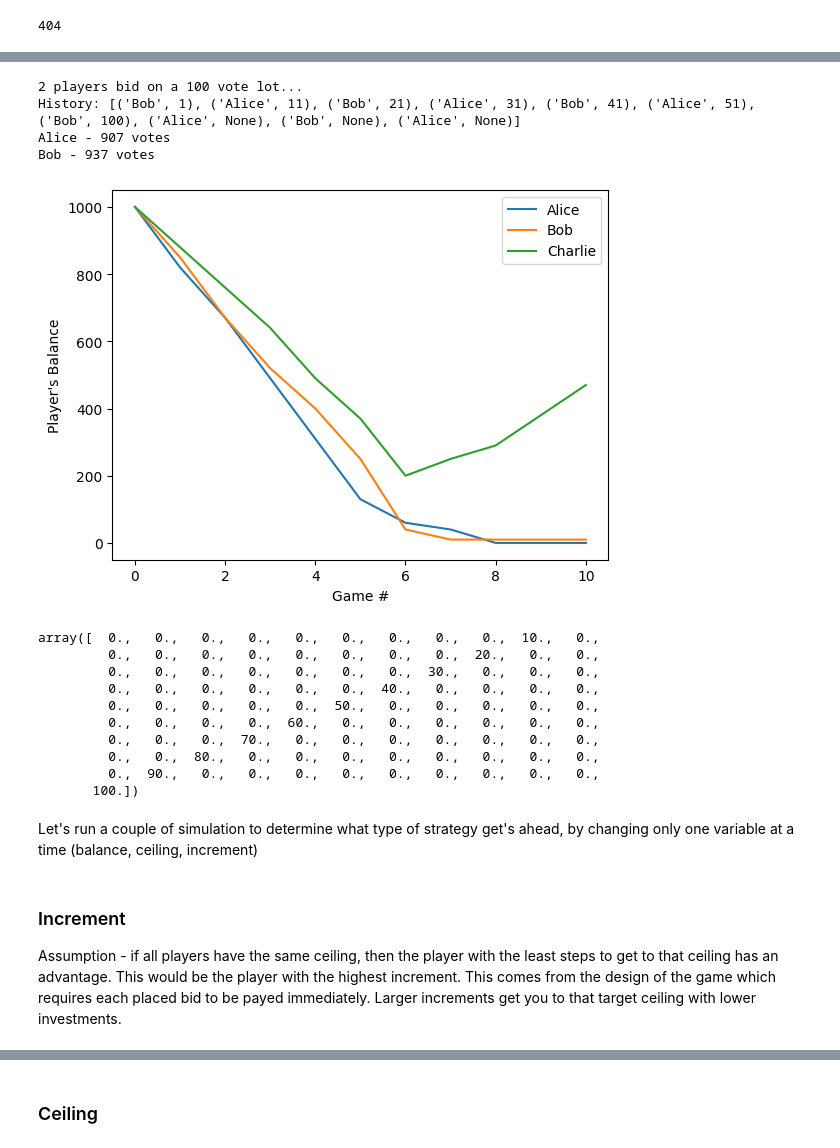
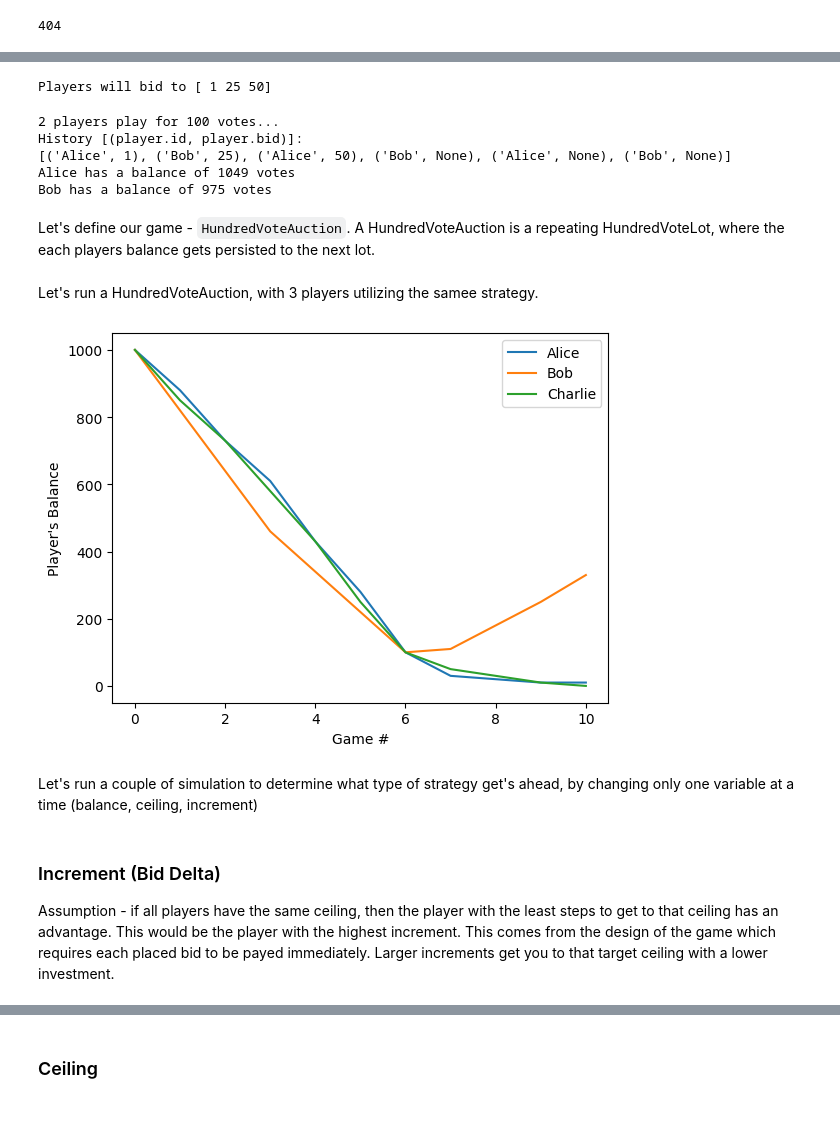
Before and after one commit to chrispcode/100-vote-auction, a Jupyter notebook: HundredVoteAuction.ipynb, the cells around one changed output, grey strips where cells are left out. Drawn from its saved outputs; the diff is of its cells as text; code cells hidden in the pictures; blank space fills up the shorter version.

```diff
--- a/HundredVoteAuction.ipynb
+++ b/HundredVoteAuction.ipynb
@@ -116,6 +138,7 @@ class HundredVoteLot:
         if next_bid is None:
           abstain_counter += 1
         else:
+          abstain_counter = 0
           self.current_bid = next_bid
           self.current_bid_owner = player
 
@@ -144,41 +153,50 @@ array([ 1.,  0.,  0.,  0.,  0.,  0.,  0.,  0.,  0.,  0., 11.,  0.,  0.,
+# %%
+example_strategy = bids_to_strategy(np.array([1, 25, 50]))
+
+print("Players will bid to", strategy_to_bids(example_strategy))
+# %% [output]
+Players will bid to [ 1 25 50]
 # %%
 players = [
-  Player("Alice", strategy, balance=1000),
-  Player("Bob", strategy, balance=1000),
+  Player("Alice", example_strategy, balance=1000),
+  Player("Bob", example_strategy, balance=1000),
 ]
 
 lot = HundredVoteLot(players)
 lot.run()
 
-print(f"{len(players)} players bid on a 100 vote lot...")
-print(f"History: {lot.history}")
+print(f"{len(players)} players play for 100 votes...")
+print(f"History [(player.id, player.bid)]: \n{lot.history}")
 
 for player in players:
-  print(f"{player.id} - {player.balance} votes")
+  print(f"{player.id} has a balance of {player.balance} votes")
 # %% [output]
-2 players bid on a 100 vote lot...
-History: [('Bob', 1), ('Alice', 11), ('Bob', 21), ('Alice', 31), ('Bob', 41), ('Alice', 51), ('Bob', 100), ('Alice', None), ('Bob', None), ('Alice', None)]
-Alice - 907 votes
-Bob - 937 votes
+2 players play for 100 votes...
+History [(player.id, player.bid)]:
+[('Alice', 1), ('Bob', 25), ('Alice', 50), ('Bob', None), ('Alice', None), ('Bob', None)]
+Alice has a balance of 1049 votes
+Bob has a balance of 975 votes
+# %% [markdown]
+Let's define our game - `HundredVoteAuction`. A HundredVoteAuction is a repeating HundredVoteLot, where the each players balance gets persisted to the next lot.
 # %%
 class HundredVoteAuction:
-  def __init__(self, players: list[Player], rounds: int):
+  def __init__(self, players: list[Player], lots: int):
     self.players = players
-    self.rounds = rounds
+    self.lots = lots
     self.history = []
-    self.balances = np.zeros((len(players), rounds + 1))
+    self.balances = np.zeros((len(players), lots + 1))
 
   def run(self):
     self.balances[:, 0] = [player.balance for player in players]
 
-    for round in range(1, self.rounds + 1):
+    for lot_number in range(1, self.lots + 1):
       lot = HundredVoteLot(self.players)
       lot.run()
 
       self.history.append(lot.history)
 
       for i, player in enumerate(self.players):
-        self.balances[i][round] = player.balance
+        self.balances[i][lot_number] = player.balance
 
   def plot(self):
     for i, player in enumerate(self.players):
@@ -188,39 +206,29 @@ class HundredVoteAuction:
     plt.ylabel('Player\'s Balance')
     plt.legend()
     plt.show()
+# %% [markdown]
+Let's run a HundredVoteAuction, with 3 players utilizing the samee strategy.
 # %%
 # Start at 10 (9+1),
 # incrementing by 10 each time
 # until the end (100)
 example_strategy= np.zeros(100)
 example_strategy[9::10] = 1
 
 players = [
   Player("Alice", example_strategy, balance=1000),
   Player("Bob", example_strategy, balance=1000),
   Player("Charlie", example_strategy, balance=1000),
 ]
 
-auction = HundredVoteAuction(players, rounds=10)
+auction = HundredVoteAuction(players, lots=10)
 auction.run()
 auction.plot()
-
-example_strategy * pricing
 # %% [output]
-[figure, old version]
+[figure, new version]
-array([  0.,   0.,   0.,   0.,   0.,   0.,   0.,   0.,   0.,  10.,   0.,
-         0.,   0.,   0.,   0.,   0.,   0.,   0.,   0.,  20.,   0.,   0.,
-         0.,   0.,   0.,   0.,   0.,   0.,   0.,  30.,   0.,   0.,   0.,
-         0.,   0.,   0.,   0.,   0.,   0.,  40.,   0.,   0.,   0.,   0.,
-         0.,   0.,   0.,   0.,   0.,  50.,   0.,   0.,   0.,   0.,   0.,
-         0.,   0.,   0.,   0.,  60.,   0.,   0.,   0.,   0.,   0.,   0.,
-         0.,   0.,   0.,  70.,   0.,   0.,   0.,   0.,   0.,   0.,   0.,
-         0.,   0.,  80.,   0.,   0.,   0.,   0.,   0.,   0.,   0.,   0.,
-         0.,  90.,   0.,   0.,   0.,   0.,   0.,   0.,   0.,   0.,   0.,
-       100.])
 # %% [markdown]
 Let's run a couple of simulation to determine what type of strategy get's ahead, by changing only one variable at a time (balance, ceiling, increment)
 # %% [markdown]
-### Increment
+### Increment (Bid Delta)
 
-Assumption - if all players have the same ceiling, then the player with the least steps to get to that ceiling has an advantage. This would be the player with the highest increment. This comes from the design of the game which requires each placed bid to be payed immediately. Larger increments get you to that target ceiling with lower investments.
+Assumption - if all players have the same ceiling, then the player with the least steps to get to that ceiling has an advantage. This would be the player with the highest increment. This comes from the design of the game which requires each placed bid to be payed immediately. Larger increments get you to that target ceiling with a lower investment.
```
Also changed, not shown: parts of 39 cells of this notebook.
